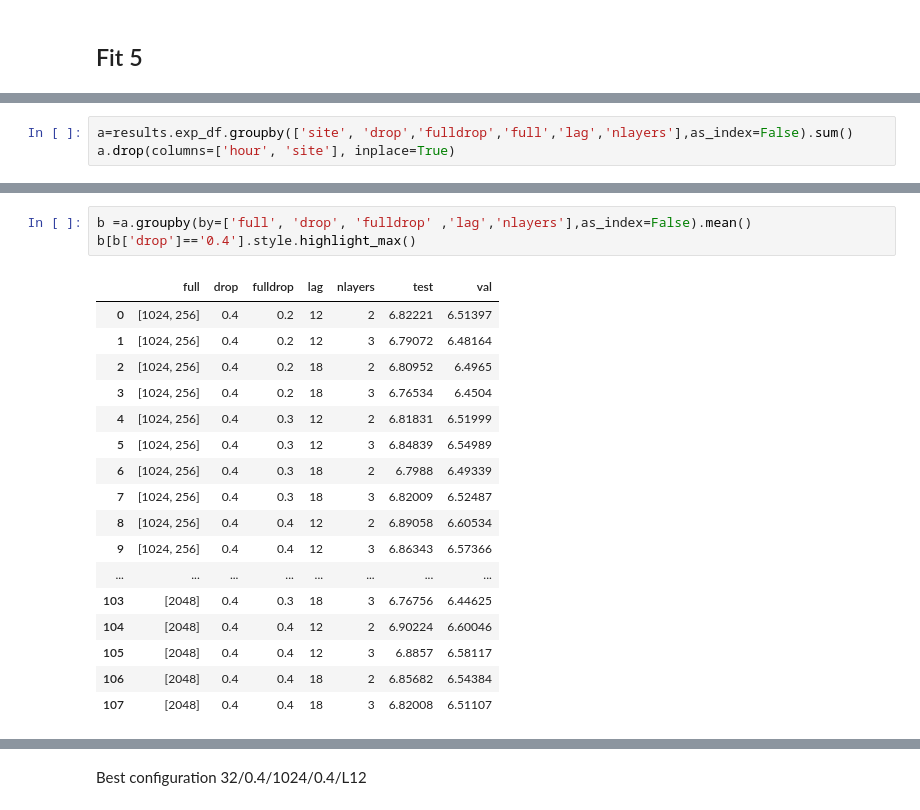
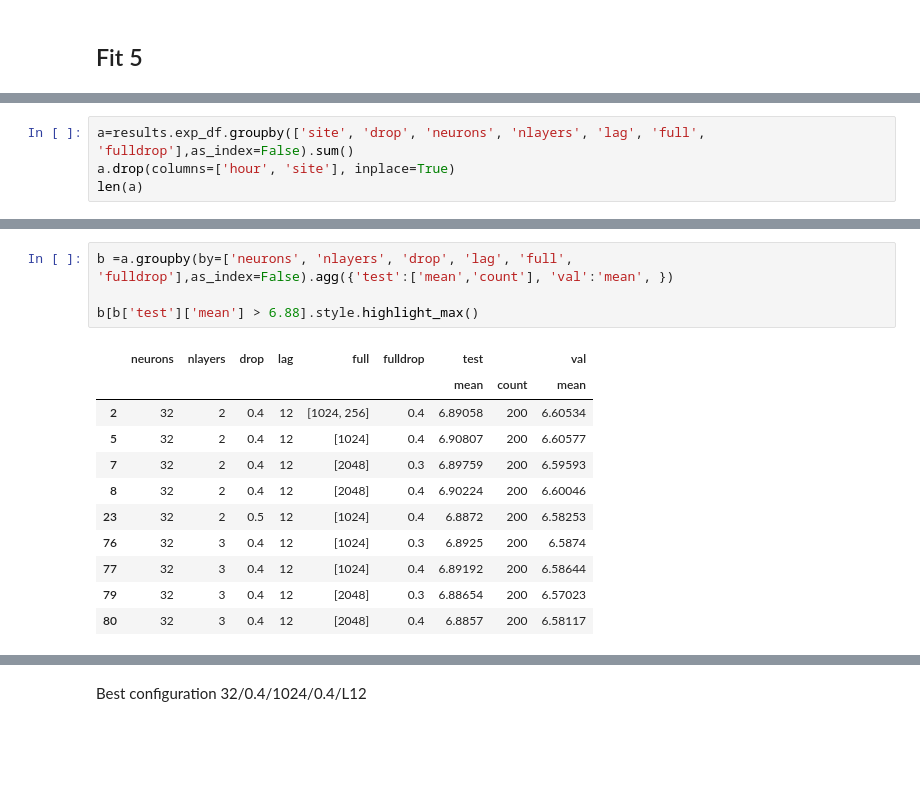
Before and after one commit to bejar/Wind, a Jupyter notebook: Notebooks/Tunning/ParameterTunningRNNS2S.ipynb, the cells around one changed output, grey strips where cells are left out. Cells and saved outputs as stored; diff of their text form; blank space fills up the shorter version.

```diff
--- a/Notebooks/Tunning/ParameterTunningRNNS2S.ipynb
+++ b/Notebooks/Tunning/ParameterTunningRNNS2S.ipynb
@@ -228,3 +198,4 @@ results.retrieve_results_dataframe(query, arch=['drop', 'full', 'fulldrop', 'nla
 # %%
-a=results.exp_df.groupby(['site', 'drop','fulldrop','full','lag','nlayers'],as_index=False).sum()
+a=results.exp_df.groupby(['site', 'drop', 'neurons', 'nlayers', 'lag', 'full', 'fulldrop'],as_index=False).sum()
 a.drop(columns=['hour', 'site'], inplace=True)
+len(a)
@@ -238,21 +204,16 @@ array([<matplotlib.axes._subplots.AxesSubplot object at 0x...>,
 # %%
-b =a.groupby(by=['full', 'drop', 'fulldrop' ,'lag','nlayers'],as_index=False).mean()
-b[b['drop']=='0.4'].style.highlight_max()
+b =a.groupby(by=['neurons', 'nlayers', 'drop', 'lag', 'full', 'fulldrop'],as_index=False).agg({'test':['mean','count'], 'val':'mean', })
+
+b[b['test']['mean'] > 6.88].style.highlight_max()
 # %% [output]
-|  | full | drop | fulldrop | lag | nlayers | test | val |
-| 0 | [1024, 256] | 0.4 | 0.2 | 12 | 2 | 6.82221 | 6.51397 |
-| 1 | [1024, 256] | 0.4 | 0.2 | 12 | 3 | 6.79072 | 6.48164 |
-| 2 | [1024, 256] | 0.4 | 0.2 | 18 | 2 | 6.80952 | 6.4965 |
-| 3 | [1024, 256] | 0.4 | 0.2 | 18 | 3 | 6.76534 | 6.4504 |
-| 4 | [1024, 256] | 0.4 | 0.3 | 12 | 2 | 6.81831 | 6.51999 |
-| 5 | [1024, 256] | 0.4 | 0.3 | 12 | 3 | 6.84839 | 6.54989 |
-| 6 | [1024, 256] | 0.4 | 0.3 | 18 | 2 | 6.7988 | 6.49339 |
-| 7 | [1024, 256] | 0.4 | 0.3 | 18 | 3 | 6.82009 | 6.52487 |
-| 8 | [1024, 256] | 0.4 | 0.4 | 12 | 2 | 6.89058 | 6.60534 |
-| 9 | [1024, 256] | 0.4 | 0.4 | 12 | 3 | 6.86343 | 6.57366 |
-| ... | ... | ... | ... | ... | ... | ... | ... |
-| 103 | [2048] | 0.4 | 0.3 | 18 | 3 | 6.76756 | 6.44625 |
-| 104 | [2048] | 0.4 | 0.4 | 12 | 2 | 6.90224 | 6.60046 |
-| 105 | [2048] | 0.4 | 0.4 | 12 | 3 | 6.8857 | 6.58117 |
-| 106 | [2048] | 0.4 | 0.4 | 18 | 2 | 6.85682 | 6.54384 |
-| 107 | [2048] | 0.4 | 0.4 | 18 | 3 | 6.82008 | 6.51107 |
+|  | neurons | nlayers | drop | lag | full | fulldrop | test |  | val |
+|  |  |  |  |  |  |  | mean | count | mean |
+| 2 | 32 | 2 | 0.4 | 12 | [1024, 256] | 0.4 | 6.89058 | 200 | 6.60534 |
+| 5 | 32 | 2 | 0.4 | 12 | [1024] | 0.4 | 6.90807 | 200 | 6.60577 |
+| 7 | 32 | 2 | 0.4 | 12 | [2048] | 0.3 | 6.89759 | 200 | 6.59593 |
+| 8 | 32 | 2 | 0.4 | 12 | [2048] | 0.4 | 6.90224 | 200 | 6.60046 |
+| 23 | 32 | 2 | 0.5 | 12 | [1024] | 0.4 | 6.8872 | 200 | 6.58253 |
+| 76 | 32 | 3 | 0.4 | 12 | [1024] | 0.3 | 6.8925 | 200 | 6.5874 |
+| 77 | 32 | 3 | 0.4 | 12 | [1024] | 0.4 | 6.89192 | 200 | 6.58644 |
+| 79 | 32 | 3 | 0.4 | 12 | [2048] | 0.3 | 6.88654 | 200 | 6.57023 |
+| 80 | 32 | 3 | 0.4 | 12 | [2048] | 0.4 | 6.8857 | 200 | 6.58117 |
```
Also changed, not shown: parts of 62 cells of this notebook, 6 other files.
